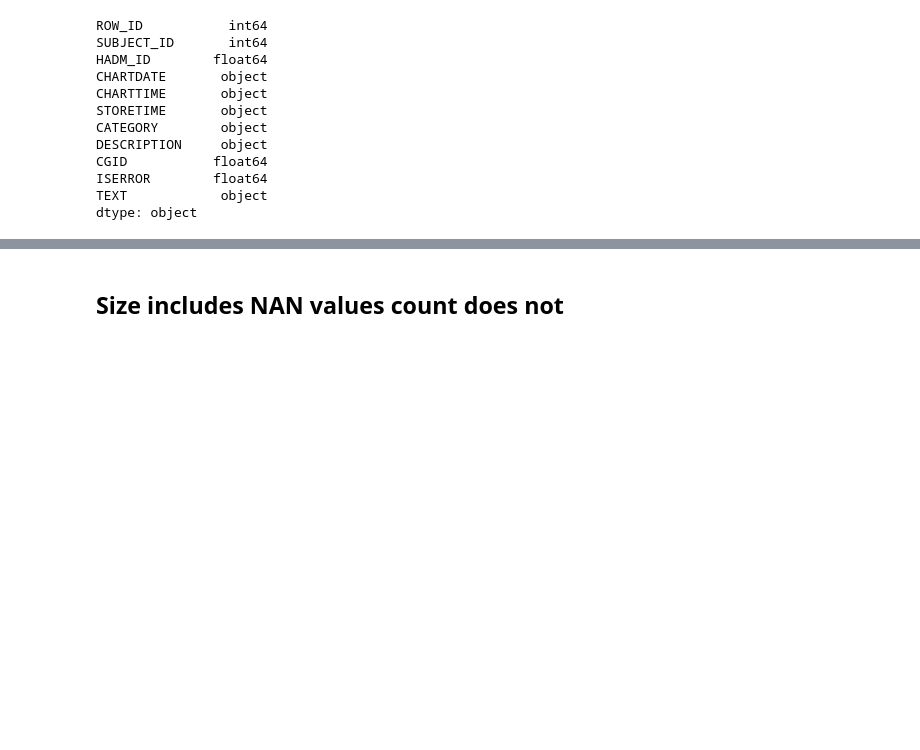
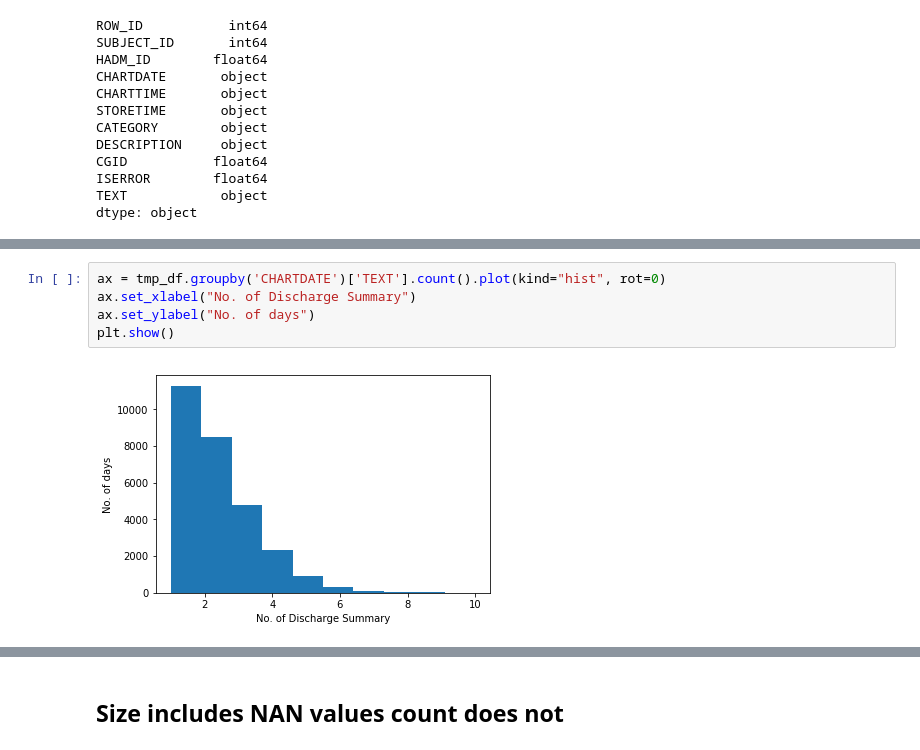
Before and after one commit to tuner007/MedNLP, a Jupyter notebook: Analysis1.ipynb, the cells around one changed output, grey strips where cells are left out. Drawn from its saved outputs; the diff is of its cells as text; blank space fills up the shorter version.

```diff
--- a/Analysis1.ipynb
+++ b/Analysis1.ipynb
@@ -62,0 +102,7 @@ See the caveats in the documentation: http://pandas.pydata.org/pandas-docs/stabl
+# %%
+ax = tmp_df.groupby('CHARTDATE')['TEXT'].count().plot(kind="hist", rot=0)
+ax.set_xlabel("No. of Discharge Summary")
+ax.set_ylabel("No. of days")
+plt.show()
+# %% [output]
+[figure, added]
```
Also changed, not shown: parts of 15 cells of this notebook, 3 other files.
